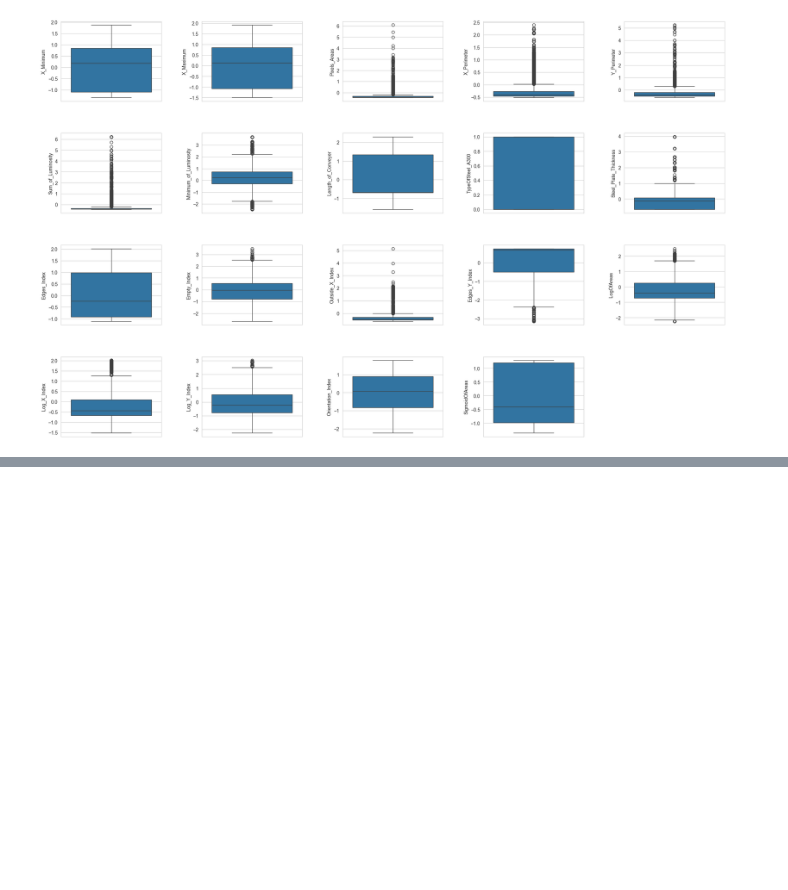
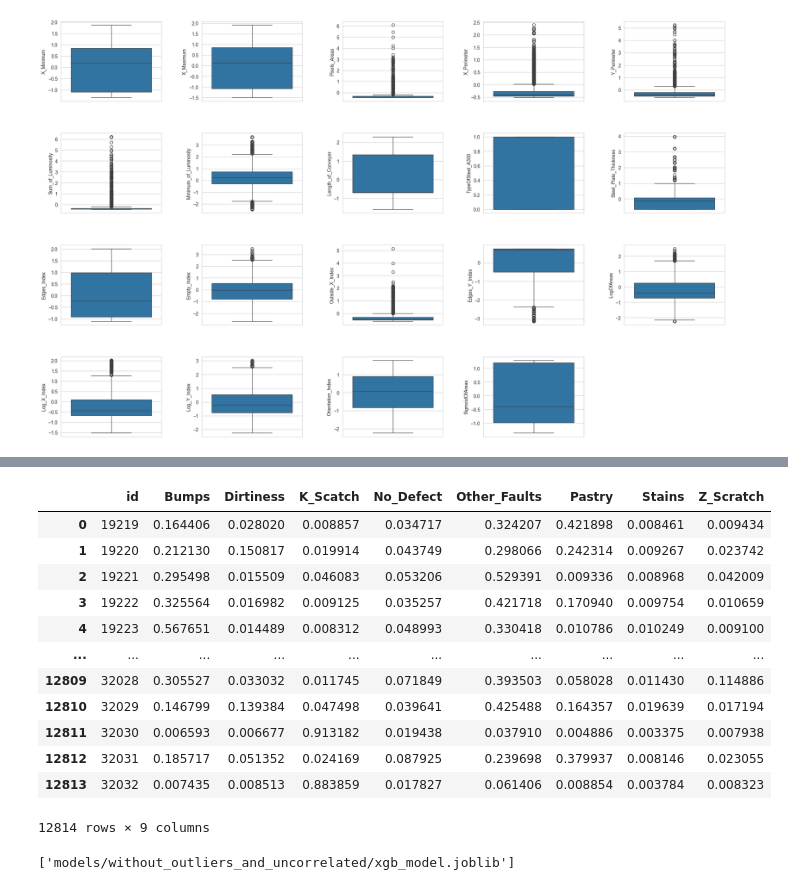
Before and after one commit to IvanTrujilloTrujillo/steel_plate_defect, a Jupyter notebook: training_without_outliers_and_uncorrelated.ipynb, the cells around one changed output, grey strips where cells are left out. Drawn from its saved outputs; the diff is of its cells as text; code cells hidden in the pictures; blank space fills up the shorter version.

```diff
--- a/training_without_outliers_and_uncorrelated.ipynb
+++ b/training_without_outliers_and_uncorrelated.ipynb
@@ -138,3 +140,14 @@ np.save("data/without_outliers_and_uncorrelated/y_val.npy", y_val)
+# %%
+weights = {
+    0: 19219 / 3763 / 8,
+    1: 19219 / 372 / 8,
+    2: 19219 / 1967 / 8,
+    3: 19219 / 590 / 8,
+    4: 19219 / 4816 / 8,
+    5: 19219 / 1135 / 8,
+    6: 19219 / 469 / 8,
+    7: 19219 / 927 / 8
+}
 # %%
 xgb_model = xgb.XGBClassifier(scale_pos_weight=weights)
 param_grid = {
@@ -152,0 +275,4 @@ roc_auc_score(y_val, xgb_model.predict_proba(X_val), multi_class="ovr")
+# %%
+test_pd = pd.read_csv('data/test.csv')
+# %%
+y_pred_test = xgb_model.predict_proba(test.to_numpy())
@@ -152,0 +295,18 @@ roc_auc_score(y_val, xgb_model.predict_proba(X_val), multi_class="ovr")
+# %%
+result = pd.concat([test_pd['id'], pd.DataFrame(y_pred_test, columns=["Bumps", "Dirtiness", "K_Scatch", "No_Defect", "Other_Faults", "Pastry", "Stains", "Z_Scratch"])], axis=1)
+# %%
+result
+# %% [output]
+|  | id | Bumps | Dirtiness | K_Scatch | No_Defect | Other_Faults | Pastry | Stains | Z_Scratch |
+| 0 | 19219 | 0.164406 | 0.028020 | 0.008857 | 0.034717 | 0.324207 | 0.421898 | 0.008461 | 0.009434 |
+| 1 | 19220 | 0.212130 | 0.150817 | 0.019914 | 0.043749 | 0.298066 | 0.242314 | 0.009267 | 0.023742 |
+| 2 | 19221 | 0.295498 | 0.015509 | 0.046083 | 0.053206 | 0.529391 | 0.009336 | 0.008968 | 0.042009 |
+| 3 | 19222 | 0.325564 | 0.016982 | 0.009125 | 0.035257 | 0.421718 | 0.170940 | 0.009754 | 0.010659 |
+| 4 | 19223 | 0.567651 | 0.014489 | 0.008312 | 0.048993 | 0.330418 | 0.010786 | 0.010249 | 0.009100 |
+| ... | ... | ... | ... | ... | ... | ... | ... | ... | ... |
+| 12809 | 32028 | 0.305527 | 0.033032 | 0.011745 | 0.071849 | 0.393503 | 0.058028 | 0.011430 | 0.114886 |
+| 12810 | 32029 | 0.146799 | 0.139384 | 0.047498 | 0.039641 | 0.425488 | 0.164357 | 0.019639 | 0.017194 |
+| 12811 | 32030 | 0.006593 | 0.006677 | 0.913182 | 0.019438 | 0.037910 | 0.004886 | 0.003375 | 0.007938 |
+| 12812 | 32031 | 0.185717 | 0.051352 | 0.024169 | 0.087925 | 0.239698 | 0.379937 | 0.008146 | 0.023055 |
+| 12813 | 32032 | 0.007435 | 0.008513 | 0.883859 | 0.017827 | 0.061406 | 0.008854 | 0.003784 | 0.008323 |
+12814 rows × 9 columns
@@ -152,0 +317,4 @@ roc_auc_score(y_val, xgb_model.predict_proba(X_val), multi_class="ovr")
+# %%
+dump(xgb_model, 'models/without_outliers_and_uncorrelated/xgb_model.joblib')
+# %% [output]
+['models/without_outliers_and_uncorrelated/xgb_model.joblib']
```
Also changed, not shown: parts of 13 cells of this notebook.
